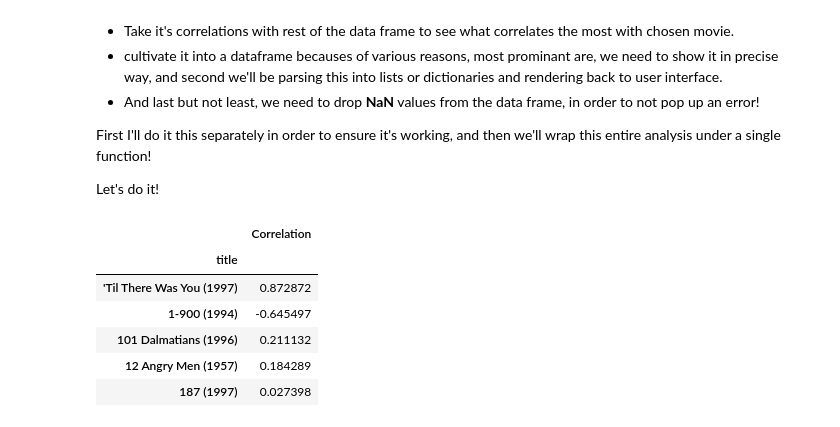
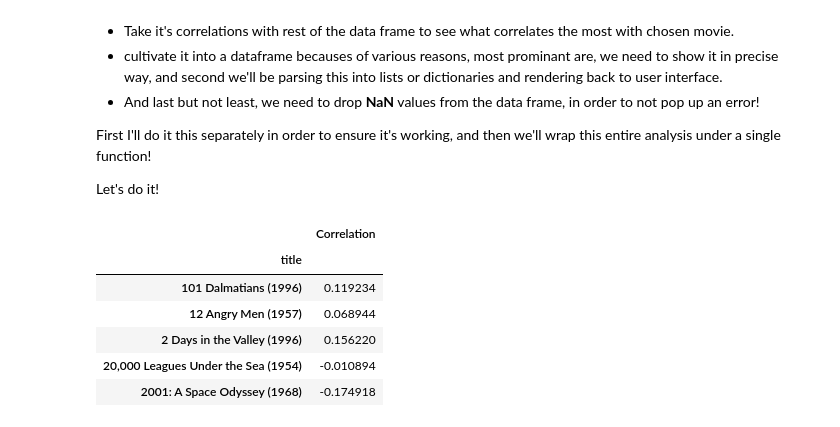
Before and after one commit to umairgillani93/RecSys, a Jupyter notebook: Recommender_System/Recsys_RnD.ipynb, the cells around one changed output. Saved outputs shown, nothing was run; the diff lists cells and outputs as text; code cells hidden in the pictures.

```diff
--- a/Recommender_System/Recsys_RnD.ipynb
+++ b/Recommender_System/Recsys_RnD.ipynb
@@ -195,22 +279,22 @@ First I'll do it this separately in order to ensure it's working, and then we'll
 
 Let's do it!
 # %%
-starwars_user_ratings = movie_matrix['Star Wars (1977)']
+starwars_user_ratings = movie_matrix['Young Guns (1988)']
 liarliar_user_ratings = movie_matrix['Liar Liar (1997)']
 similar_to_starwars = movie_matrix.corrwith(starwars_user_ratings)
 similar_to_liarliar = movie_matrix.corrwith(liarliar_user_ratings)
 
 corr_starwars = pd.DataFrame(similar_to_starwars, columns = ['Correlation'])
 corr_starwars.dropna(inplace = True)
 
 corr_starwars.head()
 # %% [output]
 |  | Correlation |
 | title |  |
-| 'Til There Was You (1997) | 0.872872 |
-| 1-900 (1994) | -0.645497 |
-| 101 Dalmatians (1996) | 0.211132 |
-| 12 Angry Men (1957) | 0.184289 |
-| 187 (1997) | 0.027398 |
+| 101 Dalmatians (1996) | 0.119234 |
+| 12 Angry Men (1957) | 0.068944 |
+| 2 Days in the Valley (1996) | 0.156220 |
+| 20,000 Leagues Under the Sea (1954) | -0.010894 |
+| 2001: A Space Odyssey (1968) | -0.174918 |
 # %%
 def recommend():
```
Also changed, not shown: parts of 6 cells of this notebook, 3 other files.
